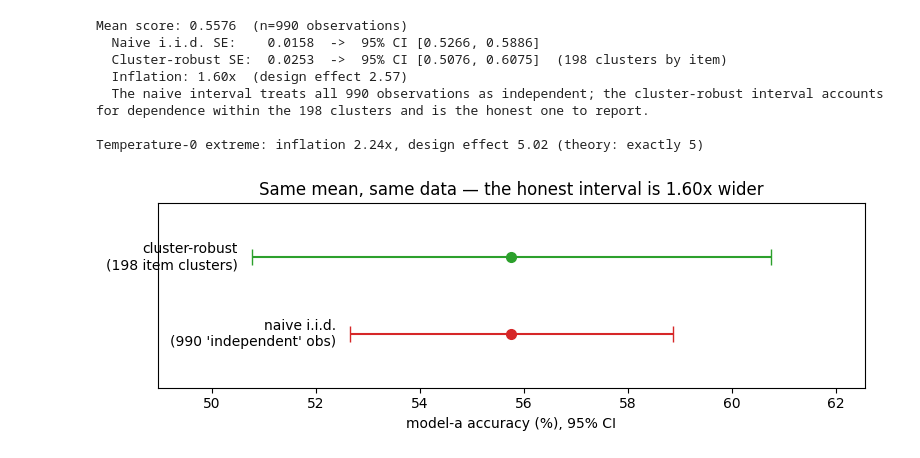
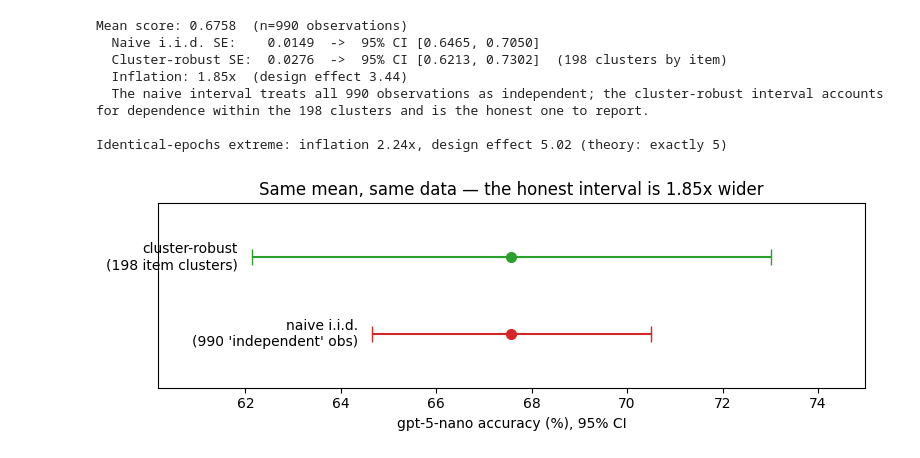
Before and after one commit to stephlinds/evalconfidence, a Jupyter notebook: examples/demo.ipynb, the cells around one changed output. Cells and saved outputs as stored; diff of their text form; code cells hidden in the pictures.

```diff
--- a/examples/demo.ipynb
+++ b/examples/demo.ipynb
@@ -65,6 +53,6 @@ A **paired** comparison differences the two models *within each item* before ave
 # %%
-paired = compare(results_a, results_b)                  # pairs on shared item_ids
-unpaired = compare(results_a, results_b, paired=False)  # the eyeball test, formalized
+paired = compare(nano, mini)                  # pairs on shared item_ids
+unpaired = compare(nano, mini, paired=False)  # the eyeball test, formalized
 
 print("--- Unpaired (what most teams do) ---")
 print(unpaired)
@@ -124,42 +110,41 @@ Running 5 epochs per item is good practice — it averages out sampling randomne
 # %%
-se_a = standard_error(results_a)   # clusters by item automatically (epochs detected)
-print(se_a)
+se_nano = standard_error(nano)   # clusters by item automatically (epochs detected)
+print(se_nano)
 
-# The temperature-0 extreme: 5 *identical* epochs add zero information,
-# and the design effect comes out = K = 5 exactly (naive SE sqrt(5) too small).
-rng0 = np.random.default_rng(SEED + 100)
-results_t0 = []
-for i in range(N_ITEMS):
-    s = float(rng0.random() < p_a[i])
-    results_t0.extend(ItemResult(item_id=f"q{i:03d}", model_id="model-a", score=s, epoch=k)
-                      for k in range(N_EPOCHS))
-se_t0 = standard_error(results_t0)
-print(f"\nTemperature-0 extreme: inflation {se_t0.inflation:.2f}x, "
-      f"design effect {se_t0.design_effect:.2f} (theory: exactly {N_EPOCHS})")
+# The temperature-0 thought experiment, grounded in the same real data: if all
+# 5 epochs had just repeated each item's first answer (zero new information),
+# the extra 792 rows would be pure duplication and the design effect = K = 5.
+from evalconfidence import ItemResult
+first = {(r.item_id): r.score for r in nano if r.epoch == min(e.epoch for e in nano)}
+repeats = [ItemResult(item_id=i, model_id="nano-epoch1-repeated", score=s, epoch=k)
+           for i, s in first.items() for k in range(N_EPOCHS)]
+se_rep = standard_error(repeats)
+print(f"\nIdentical-epochs extreme: inflation {se_rep.inflation:.2f}x, "
+      f"design effect {se_rep.design_effect:.2f} (theory: exactly {N_EPOCHS})")
 # %% [output]
-Mean score: 0.5576  (n=990 observations)
-  Naive i.i.d. SE:    0.0158  ->  95% CI [0.5266, 0.5886]
-  Cluster-robust SE:  0.0253  ->  95% CI [0.5076, 0.6075]  (198 clusters by item)
-  Inflation: 1.60x  (design effect 2.57)
+Mean score: 0.6758  (n=990 observations)
+  Naive i.i.d. SE:    0.0149  ->  95% CI [0.6465, 0.7050]
+  Cluster-robust SE:  0.0276  ->  95% CI [0.6213, 0.7302]  (198 clusters by item)
+  Inflation: 1.85x  (design effect 3.44)
   The naive interval treats all 990 observations as independent; the cluster-robust interval accounts for dependence within the 198 clusters and is the honest one to report.
 
-Temperature-0 extreme: inflation 2.24x, design effect 5.02 (theory: exactly 5)
+Identical-epochs extreme: inflation 2.24x, design effect 5.02 (theory: exactly 5)
 # %%
 fig, ax = plt.subplots(figsize=(8, 2.8))
 rows = [
-    ("naive i.i.d.\n(990 'independent' obs)", se_a.se_naive, se_a.ci_naive, "tab:red"),
-    ("cluster-robust\n(198 item clusters)", se_a.se_clustered, se_a.ci_clustered, "tab:green"),
+    ("naive i.i.d.\n(990 'independent' obs)", se_nano.se_naive, se_nano.ci_naive, "tab:red"),
+    ("cluster-robust\n(198 item clusters)", se_nano.se_clustered, se_nano.ci_clustered, "tab:green"),
 ]
 for y, (label, se, (lo, hi), color) in enumerate(rows):
-    ax.errorbar([100 * se_a.mean], [y], xerr=[[100 * (se_a.mean - lo)], [100 * (hi - se_a.mean)]],
+    ax.errorbar([100 * se_nano.mean], [y], xerr=[[100 * (se_nano.mean - lo)], [100 * (hi - se_nano.mean)]],
                 fmt="o", capsize=6, markersize=7, color=color)
     ax.annotate(label, (100 * lo, y), xytext=(-10, 0), textcoords="offset points",
                 ha="right", va="center")
 ax.set_ylim(-0.7, 1.7); ax.set_yticks([])
-ax.set_xlabel("model-a accuracy (%), 95% CI")
-ax.set_title(f"Same mean, same data — the honest interval is {se_a.inflation:.2f}x wider")
+ax.set_xlabel("gpt-5-nano accuracy (%), 95% CI")
+ax.set_title(f"Same mean, same data — the honest interval is {se_nano.inflation:.2f}x wider")
 ax.margins(x=0.18)
 fig.tight_layout()
 # %% [output]
-[figure, old version]
+[figure, new version]
 # %% [markdown]
```
Also changed, not shown: parts of 17 cells of this notebook, 4 other files.
